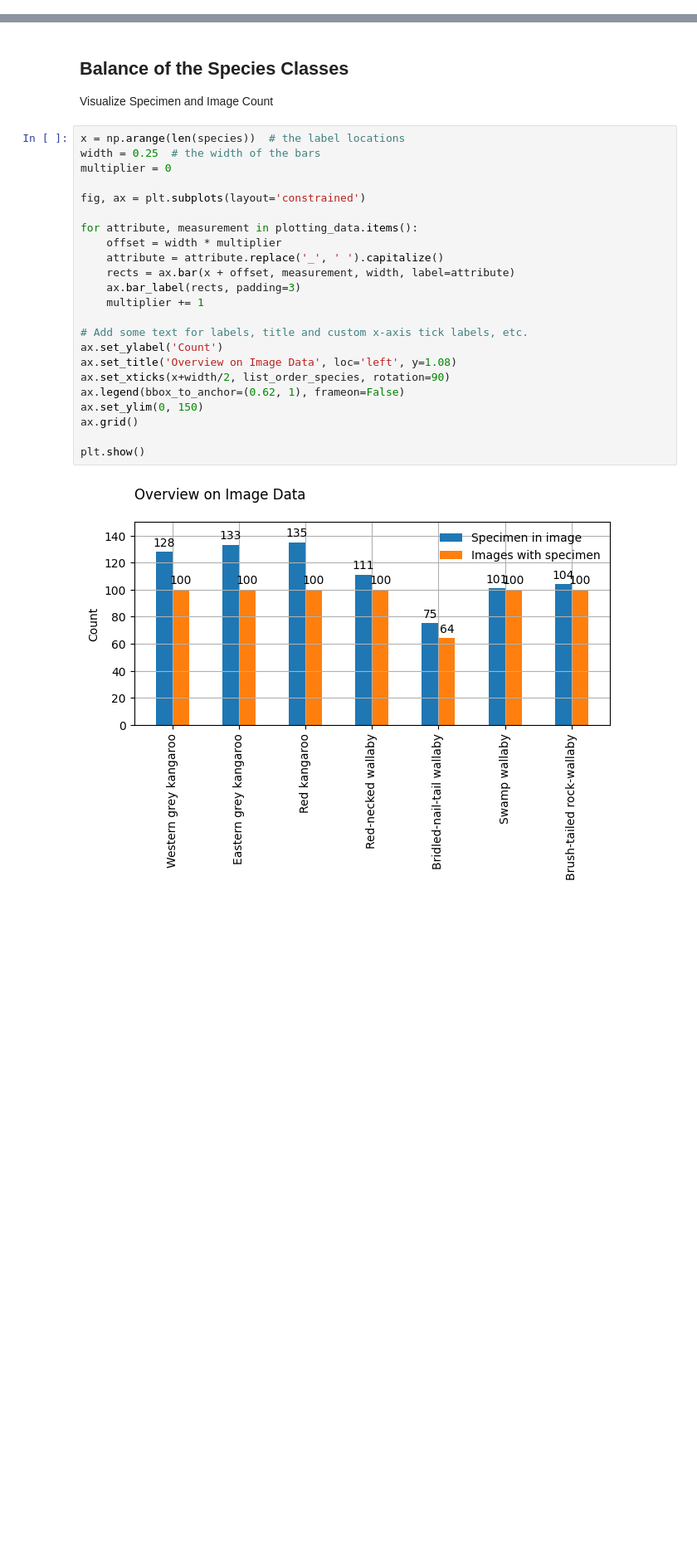
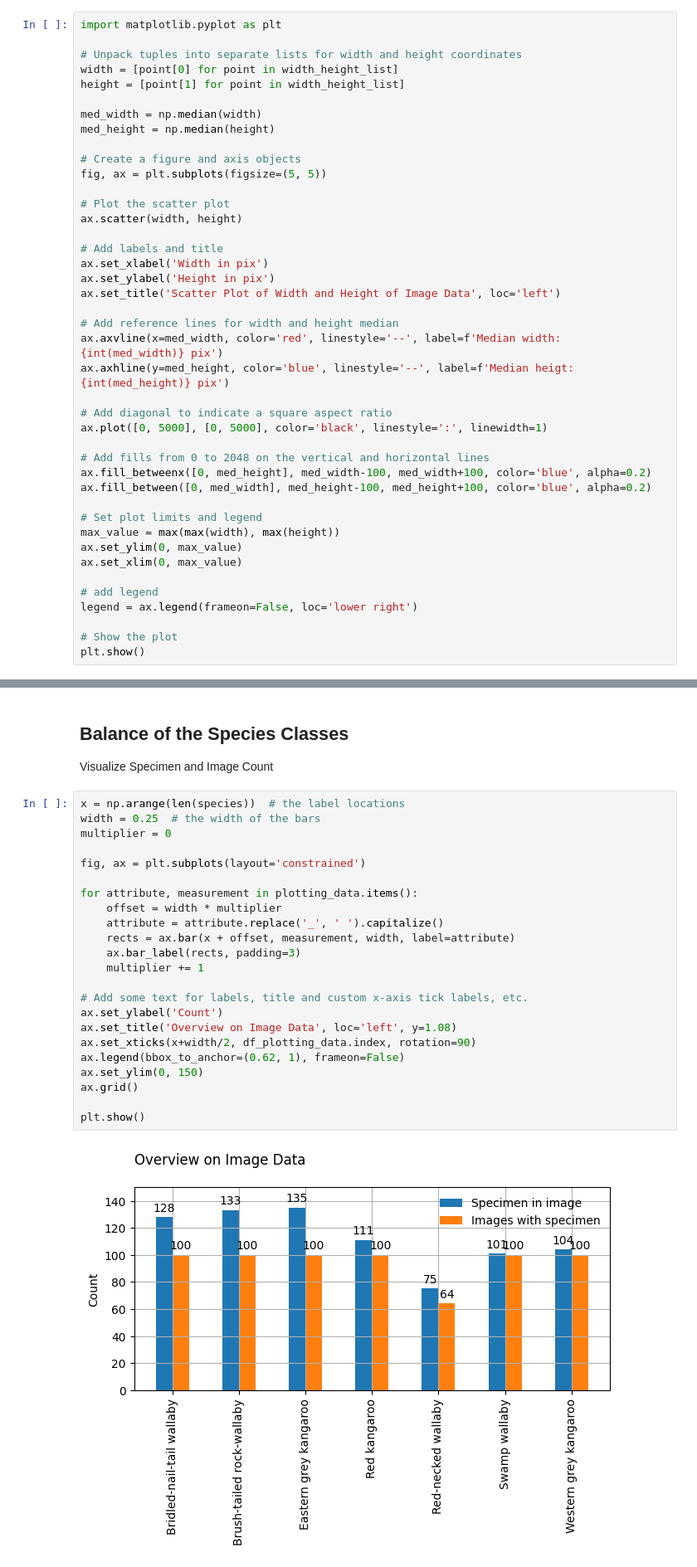
Before and after one commit to romanwolf-git/RooVision, a Jupyter notebook: notebooks/exploratory_data_analysis.ipynb, the cells around one changed output, grey strips where cells are left out. Shown: that part at 83% size. Saved outputs shown, nothing was run; the diff lists cells and outputs as text; blank space fills up the shorter version.

Commit message:
improved eda plots

```diff
--- a/notebooks/exploratory_data_analysis.ipynb
+++ b/notebooks/exploratory_data_analysis.ipynb
@@ -105,2 +105,44 @@ print(f' aspect ratio: {set(aspect_ratio_list)}\n',
 # %% [markdown]
 There is a variety of aspect ratios in the data. Let's inspect that in a histogram
+# %%
+import matplotlib.pyplot as plt
+
+# Unpack tuples into separate lists for width and height coordinates
+width = [point[0] for point in width_height_list]
+height = [point[1] for point in width_height_list]
+
+med_width = np.median(width)
+med_height = np.median(height)
+
+# Create a figure and axis objects
+fig, ax = plt.subplots(figsize=(5, 5))
+
+# Plot the scatter plot
+ax.scatter(width, height)
+
+# Add labels and title
+ax.set_xlabel('Width in pix')
+ax.set_ylabel('Height in pix')
+ax.set_title('Scatter Plot of Width and Height of Image Data', loc='left')
+
+# Add reference lines for width and height median
+ax.axvline(x=med_width, color='red', linestyle='--', label=f'Median width: {int(med_width)} pix')
+ax.axhline(y=med_height, color='blue', linestyle='--', label=f'Median heigt: {int(med_height)} pix')
+
+# Add diagonal to indicate a square aspect ratio
+ax.plot([0, 5000], [0, 5000], color='black', linestyle=':', linewidth=1)
+
+# Add fills from 0 to 2048 on the vertical and horizontal lines
+ax.fill_betweenx([0, med_height], med_width-100, med_width+100, color='blue', alpha=0.2)
+ax.fill_between([0, med_width], med_height-100, med_height+100, color='blue', alpha=0.2)
+
+# Set plot limits and legend
+max_value = max(max(width), max(height))
+ax.set_ylim(0, max_value)
+ax.set_xlim(0, max_value)
+
+# add legend
+legend = ax.legend(frameon=False, loc='lower right')
+
+# Show the plot
+plt.show()
@@ -329,26 +410,26 @@ Visualize Specimen and Image Count
 # %%
 x = np.arange(len(species))  # the label locations
 width = 0.25  # the width of the bars
 multiplier = 0
 
 fig, ax = plt.subplots(layout='constrained')
 
 for attribute, measurement in plotting_data.items():
     offset = width * multiplier
     attribute = attribute.replace('_', ' ').capitalize()
     rects = ax.bar(x + offset, measurement, width, label=attribute)
     ax.bar_label(rects, padding=3)
     multiplier += 1
 
 # Add some text for labels, title and custom x-axis tick labels, etc.
 ax.set_ylabel('Count')
 ax.set_title('Overview on Image Data', loc='left', y=1.08)
-ax.set_xticks(x+width/2, list_order_species, rotation=90)
+ax.set_xticks(x+width/2, df_plotting_data.index, rotation=90)
 ax.legend(bbox_to_anchor=(0.62, 1), frameon=False)
 ax.set_ylim(0, 150)
 ax.grid()
 
 plt.show()
 # %% [output]
-[figure, old version]
+[figure, new version]
 # %% [markdown]
```
Also changed, not shown: parts of 5 cells of this notebook.
